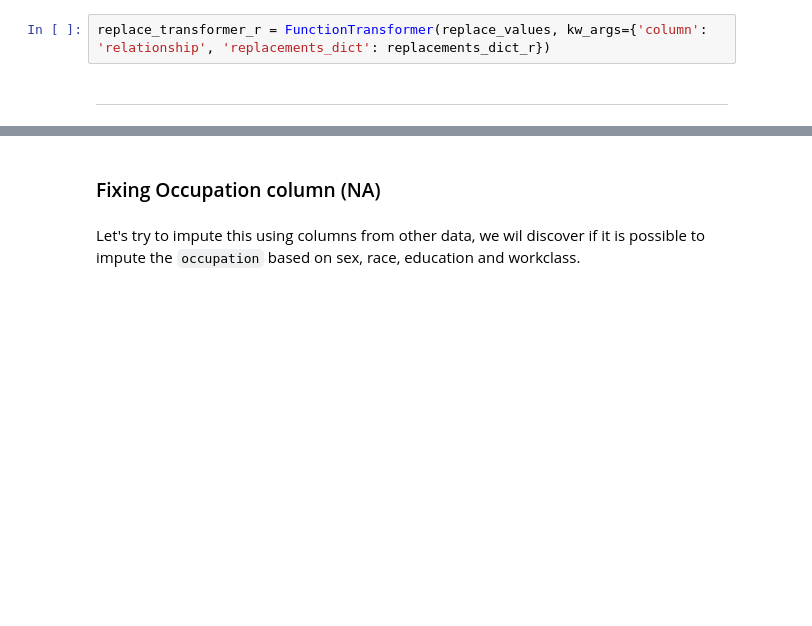
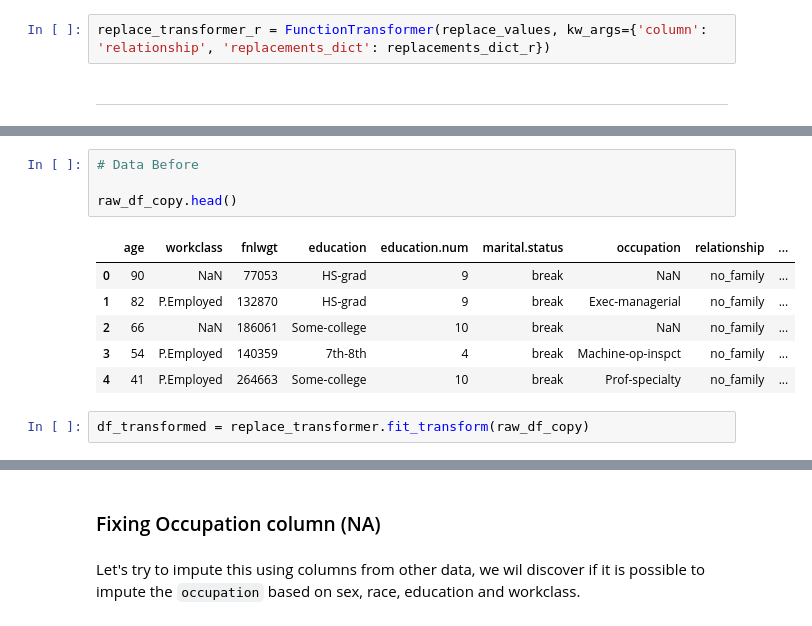
Before and after one commit to roijacob/data-science-projects, a Jupyter notebook: census-income/notebook.ipynb, the cells around one changed output, grey strips where cells are left out. Drawn from its saved outputs; the diff is of its cells as text; blank space fills up the shorter version.

```diff
--- a/census-income/notebook.ipynb
+++ b/census-income/notebook.ipynb
@@ -310,0 +320,13 @@ replace_transformer_r = FunctionTransformer(replace_values, kw_args={'column': '
+# %%
+# Data Before
+
+raw_df_copy.head()
+# %% [output]
+|  | age | workclass | fnlwgt | education | education.num | marital.status | occupation | relationship | ... |
+| 0 | 90 | NaN | 77053 | HS-grad | 9 | break | NaN | no_family | ... |
+| 1 | 82 | P.Employed | 132870 | HS-grad | 9 | break | Exec-managerial | no_family | ... |
+| 2 | 66 | NaN | 186061 | Some-college | 10 | break | NaN | no_family | ... |
+| 3 | 54 | P.Employed | 140359 | 7th-8th | 4 | break | Machine-op-inspct | no_family | ... |
+| 4 | 41 | P.Employed | 264663 | Some-college | 10 | break | Prof-specialty | no_family | ... |
+# %%
+df_transformed = replace_transformer.fit_transform(raw_df_copy)
```
Also changed, not shown: parts of 9 cells of this notebook.
